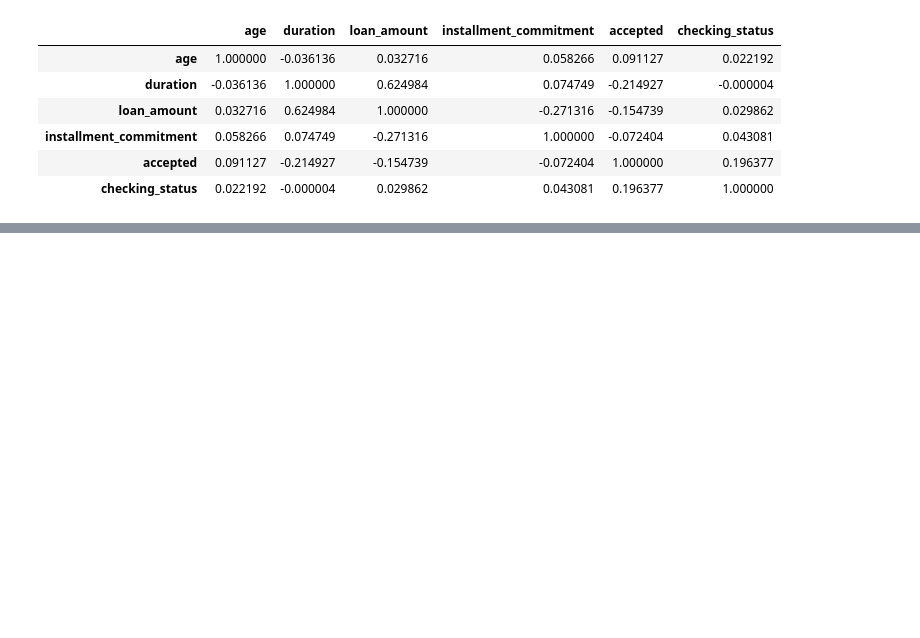
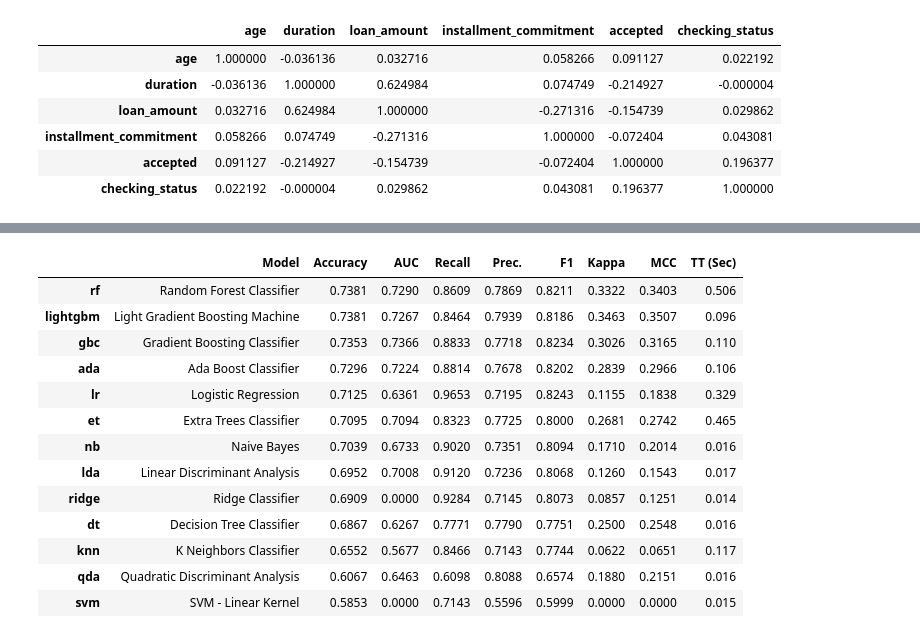
Before and after one commit to illliyas/Machine-Learning, a Jupyter notebook: ekAssessment.ipynb, the cells around one changed output, grey strips where cells are left out. Saved outputs shown, nothing was run; the diff lists cells and outputs as text; code cells hidden in the pictures; blank space fills up the shorter version.

```diff
--- a/ekAssessment.ipynb
+++ b/ekAssessment.ipynb
@@ -974,0 +788,17 @@ Failed to build bottleneck
+# %%
+best_model = compare_models()
+# %% [output]
+|  | Model | Accuracy | AUC | Recall | Prec. | F1 | Kappa | MCC | TT (Sec) |
+| rf | Random Forest Classifier | 0.7381 | 0.7290 | 0.8609 | 0.7869 | 0.8211 | 0.3322 | 0.3403 | 0.506 |
+| lightgbm | Light Gradient Boosting Machine | 0.7381 | 0.7267 | 0.8464 | 0.7939 | 0.8186 | 0.3463 | 0.3507 | 0.096 |
+| gbc | Gradient Boosting Classifier | 0.7353 | 0.7366 | 0.8833 | 0.7718 | 0.8234 | 0.3026 | 0.3165 | 0.110 |
+| ada | Ada Boost Classifier | 0.7296 | 0.7224 | 0.8814 | 0.7678 | 0.8202 | 0.2839 | 0.2966 | 0.106 |
+| lr | Logistic Regression | 0.7125 | 0.6361 | 0.9653 | 0.7195 | 0.8243 | 0.1155 | 0.1838 | 0.329 |
+| et | Extra Trees Classifier | 0.7095 | 0.7094 | 0.8323 | 0.7725 | 0.8000 | 0.2681 | 0.2742 | 0.465 |
+| nb | Naive Bayes | 0.7039 | 0.6733 | 0.9020 | 0.7351 | 0.8094 | 0.1710 | 0.2014 | 0.016 |
+| lda | Linear Discriminant Analysis | 0.6952 | 0.7008 | 0.9120 | 0.7236 | 0.8068 | 0.1260 | 0.1543 | 0.017 |
+| ridge | Ridge Classifier | 0.6909 | 0.0000 | 0.9284 | 0.7145 | 0.8073 | 0.0857 | 0.1251 | 0.014 |
+| dt | Decision Tree Classifier | 0.6867 | 0.6267 | 0.7771 | 0.7790 | 0.7751 | 0.2500 | 0.2548 | 0.016 |
+| knn | K Neighbors Classifier | 0.6552 | 0.5677 | 0.8466 | 0.7143 | 0.7744 | 0.0622 | 0.0651 | 0.117 |
+| qda | Quadratic Discriminant Analysis | 0.6067 | 0.6463 | 0.6098 | 0.8088 | 0.6574 | 0.1880 | 0.2151 | 0.016 |
+| svm | SVM - Linear Kernel | 0.5853 | 0.0000 | 0.7143 | 0.5596 | 0.5999 | 0.0000 | 0.0000 | 0.015 |
```
Also changed, not shown: parts of 67 cells of this notebook.
